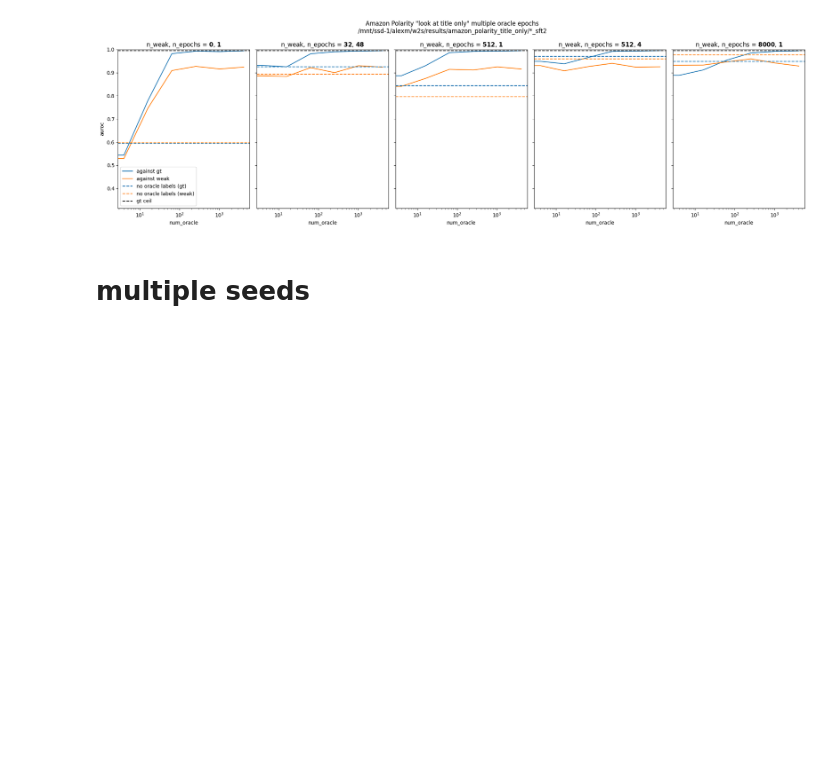
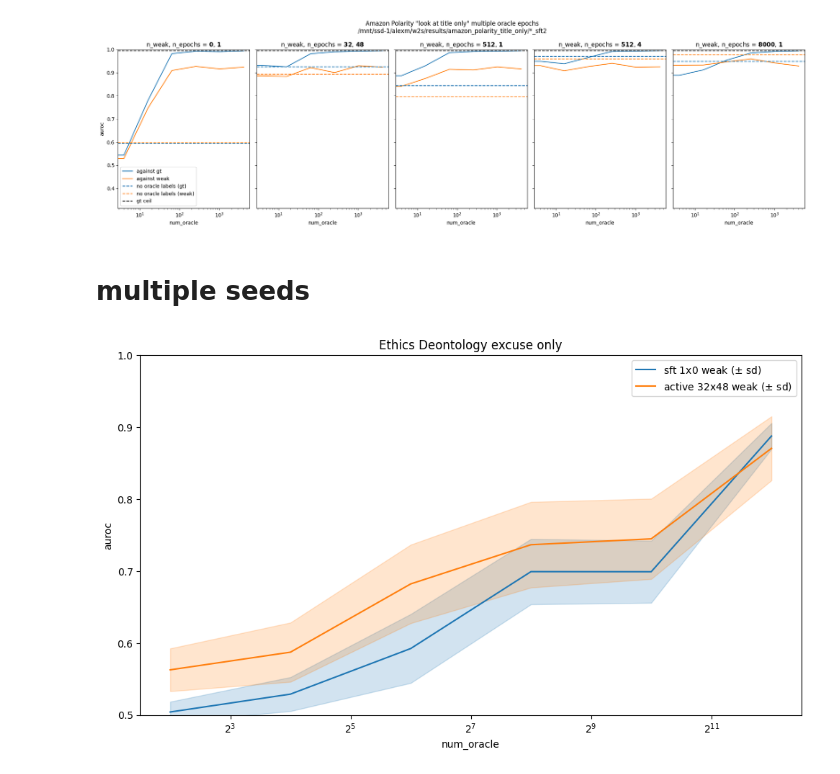
Before and after one commit to EleutherAI/w2s, a Jupyter notebook: analysis.ipynb, the cells around one changed output. Drawn from its saved outputs; the diff is of its cells as text; code cells hidden in the pictures; blank space fills up the shorter version.

Commit message:
add ethics deontology with excuse only

```diff
--- a/analysis.ipynb
+++ b/analysis.ipynb
@@ -5,7 +5,8 @@ import matplotlib.pyplot as plt
 import seaborn as sns
 import json
 
-root = Path("/mnt/ssd-1/alexm/w2s/results/amazon_polarity_title_only/")
+# root = Path("/mnt/ssd-1/alexm/w2s/results/amazon_polarity_title_only/")
 # root = Path("/mnt/ssd-1/alexm/w2s/results/sciq_support_contains/")
+root = Path("/mnt/ssd-1/alexm/w2s/results/ethics_deontology_excuse_only/")
 # %%
 # all subdirectories of the form `run_name`*
@@ -132,9 +133,12 @@ import matplotlib.pyplot as plt
 import seaborn as sns
 import json
 
-root = Path("/mnt/ssd-1/alexm/w2s/results/amazon_polarity_title_only/")
-title = "Amazon Polarity \"look at title only\""
-prefix = "am_title"
+root = Path("/mnt/ssd-1/alexm/w2s/results/ethics_deontology_excuse_only/")
+title = "Ethics Deontology excuse only"
+prefix = "ethics_excuse"
+# root = Path("/mnt/ssd-1/alexm/w2s/results/amazon_polarity_title_only/")
+# title = "Amazon Polarity \"look at title only\""
+# prefix = "am_title"
 # root = Path("/mnt/ssd-1/alexm/w2s/results/sciq_support_contains/")
 # title = "Sciq with support \"does context contain `ans`\""
 # prefix = "ss_contains"
@@ -153,30 +157,32 @@ sft_data = []
 active_data = []
 for name in sft_subdirs:
     d = name
     for fname in d.glob("results_*.json"):
         with open(fname) as f:
             sft_data.append(json.load(f))
 for name in active_subdirs:
     d = name
     for fname in d.glob("results_*.json"):
         with open(fname) as f:
             active_data.append(json.load(f))
 
 sft_df = pd.DataFrame(sft_data).sort_values("num_oracle")
 active_df = pd.DataFrame(active_data).sort_values("num_oracle")
 sft_df = sft_df[sft_df["num_oracle"] >= min_num_oracle]
 active_df = active_df[active_df["num_oracle"] >= min_num_oracle]
 
 fig, ax = plt.subplots(1, 1, figsize=(10, 6))
 plt.sca(ax)
 plt.ylim(0.5, 1)
 # plt.axhline(0.994, color="black", linestyle="--", label="gt ceil")  # NOTE: this is a placeholder
 sns.lineplot(x="num_oracle", y=metric, data=sft_df, errorbar="sd", label=f"sft {sft_n_weak}x{sft_n_epochs} weak ($\pm$ sd)")
 sns.lineplot(x="num_oracle", y=metric, data=active_df, errorbar="sd", label=f"active {active_n_weak}x{active_n_epochs} weak ($\pm$ sd)")
 plt.semilogx(base=2)
 plt.xlabel("num_oracle")
 plt.ylabel(metric)
 plt.legend()
 plt.title(title)
 plt.tight_layout()
 plt.show()
+# %% [output]
+[figure, added]
```
Also changed, not shown: parts of 1 cell of this notebook, 6 other files.
